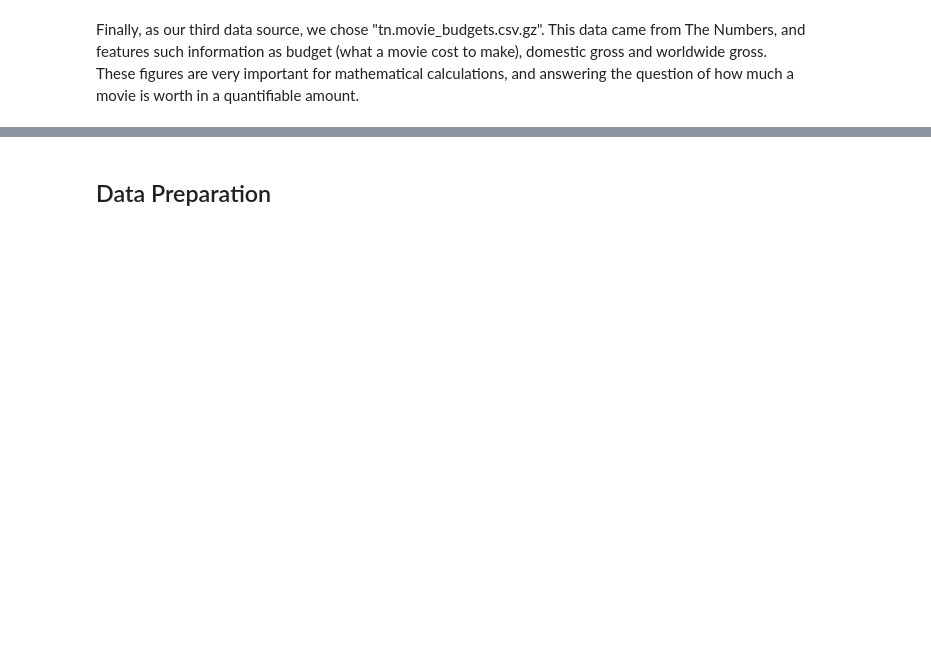
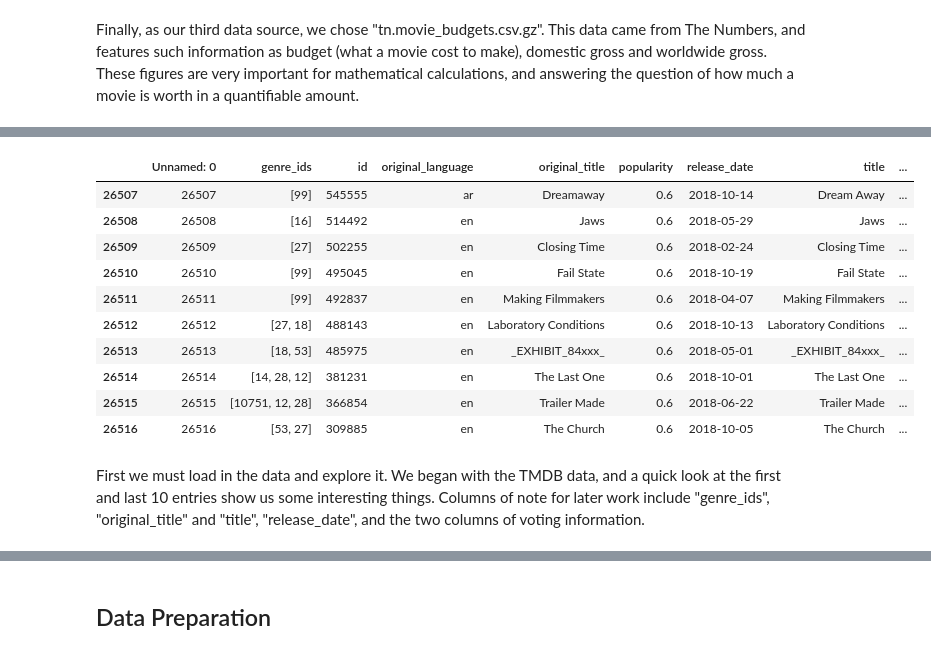
Before and after one commit to falloutb1tch/Movie_Project, a Jupyter notebook: Final.ipynb, the cells around one changed output, grey strips where cells are left out. Cells and saved outputs as stored; diff of their text form; code cells hidden in the pictures; blank space fills up the shorter version.

```diff
--- a/Final.ipynb
+++ b/Final.ipynb
@@ -21,0 +41,16 @@ Finally, as our third data source, we chose "tn.movie_budgets.csv.gz". This data
+# %%
+tmdb_df.tail(10)
+# %% [output]
+|  | Unnamed: 0 | genre_ids | id | original_language | original_title | popularity | release_date | title | ... |
+| 26507 | 26507 | [99] | 545555 | ar | Dreamaway | 0.6 | 2018-10-14 | Dream Away | ... |
+| 26508 | 26508 | [16] | 514492 | en | Jaws | 0.6 | 2018-05-29 | Jaws | ... |
+| 26509 | 26509 | [27] | 502255 | en | Closing Time | 0.6 | 2018-02-24 | Closing Time | ... |
+| 26510 | 26510 | [99] | 495045 | en | Fail State | 0.6 | 2018-10-19 | Fail State | ... |
+| 26511 | 26511 | [99] | 492837 | en | Making Filmmakers | 0.6 | 2018-04-07 | Making Filmmakers | ... |
+| 26512 | 26512 | [27, 18] | 488143 | en | Laboratory Conditions | 0.6 | 2018-10-13 | Laboratory Conditions | ... |
+| 26513 | 26513 | [18, 53] | 485975 | en | _EXHIBIT_84xxx_ | 0.6 | 2018-05-01 | _EXHIBIT_84xxx_ | ... |
+| 26514 | 26514 | [14, 28, 12] | 381231 | en | The Last One | 0.6 | 2018-10-01 | The Last One | ... |
+| 26515 | 26515 | [10751, 12, 28] | 366854 | en | Trailer Made | 0.6 | 2018-06-22 | Trailer Made | ... |
+| 26516 | 26516 | [53, 27] | 309885 | en | The Church | 0.6 | 2018-10-05 | The Church | ... |
+# %% [markdown]
+First we must load in the data and explore it. We began with the TMDB data, and a quick look at the first and last 10 entries show us some interesting things. Columns of note for later work include "genre_ids", "original_title" and "title", "release_date", and the two columns of voting information.
```
Also changed, not shown: parts of 36 cells of this notebook.
